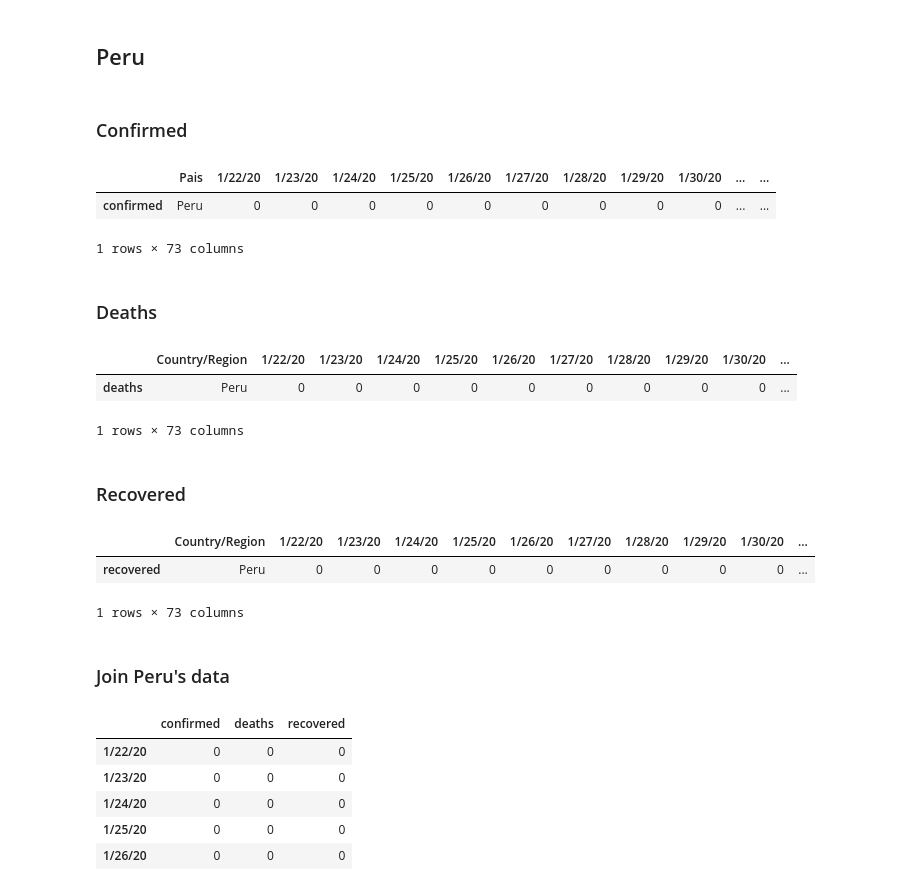
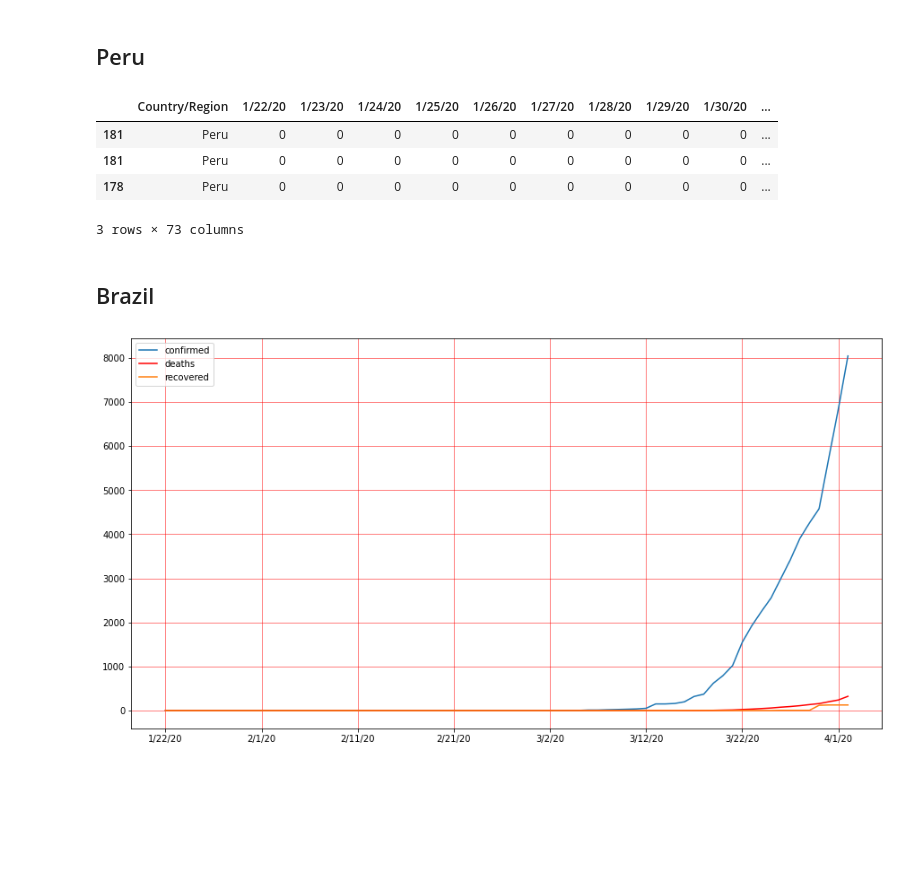
Before and after one commit to JosephPenaQuino/COVID19_UTEC_Economy, a Jupyter notebook: plot_images.ipynb, the cells around one changed output. Saved outputs shown, nothing was run; the diff lists cells and outputs as text; code cells hidden in the pictures; blank space fills up the shorter version.

```diff
--- a/plot_images.ipynb
+++ b/plot_images.ipynb
@@ -28,5 +28,29 @@ global_confirmed.head()
 | 3 | Andorra | 0 | 0 | 0 | 0 | 0 | 0 | 0 | 0 | 0 | ... |
 | 4 | Angola | 0 | 0 | 0 | 0 | 0 | 0 | 0 | 0 | 0 | ... |
 5 rows × 73 columns
+# %%
+import matplotlib.pyplot as plt
+def get_country_data(country):
+    # Filter country
+    country_confirmed = global_confirmed.loc[global_confirmed['Country/Region'] == country]
+    country_deaths = global_deaths.loc[global_deaths['Country/Region'] == country]
+    country_recovered = global_recovered.loc[global_recovered['Country/Region'] == country]
+
+    #country_confirmed = country_confirmed.rename(index={28:'confirmed'})
+    #country_deaths = country_deaths.rename(index={28:'deaths'})
+    #country_recovered = country_recovered.rename(index={29:'recovered'})
+
+    country_data = pd.concat([country_confirmed, country_deaths, country_recovered]).T
+    #country_data = country_data.drop(index="Country/Region")
+    return country_data
+
+def plot_country_data(country_data):
+    plt.rcParams['figure.figsize'] = [15, 8]
+    ax = plt.gca()
+    country_data.plot(kind='line',y='confirmed',ax=ax)
+    country_data.plot(kind='line',y='deaths', color='red', ax=ax)
+    country_data.plot(kind='line',y='recovered',ax=ax)
+    plt.grid(color='r', linestyle='-', linewidth=0.5)
+    plt.show()
 # %% [markdown]
 ## Peru
@@ -38,40 +57,16 @@ peru_recovered = global_recovered.loc[global_recovered['Country/Region'] == 'Per
+# %%
+peru_data = get_country_data("Peru")
+peru_data.head()
+# %% [output]
+|  | Country/Region | 1/22/20 | 1/23/20 | 1/24/20 | 1/25/20 | 1/26/20 | 1/27/20 | 1/28/20 | 1/29/20 | 1/30/20 | ... |
+| 181 | Peru | 0 | 0 | 0 | 0 | 0 | 0 | 0 | 0 | 0 | ... |
+| 181 | Peru | 0 | 0 | 0 | 0 | 0 | 0 | 0 | 0 | 0 | ... |
+| 178 | Peru | 0 | 0 | 0 | 0 | 0 | 0 | 0 | 0 | 0 | ... |
+3 rows × 73 columns
 # %% [markdown]
-### Confirmed
+## Brazil
-# %%
-peru_confirmed = peru_confirmed.rename(index={181:'confirmed'})
-peru_confirmed.head()
-# %% [output]
-|  | Pais | 1/22/20 | 1/23/20 | 1/24/20 | 1/25/20 | 1/26/20 | 1/27/20 | 1/28/20 | 1/29/20 | 1/30/20 | ... | ... |
-| confirmed | Peru | 0 | 0 | 0 | 0 | 0 | 0 | 0 | 0 | 0 | ... | ... |
-1 rows × 73 columns
-# %% [markdown]
-### Deaths
-# %%
-peru_deaths = peru_deaths.rename(index={181:'deaths'})
-peru_deaths.head()
-# %% [output]
-|  | Country/Region | 1/22/20 | 1/23/20 | 1/24/20 | 1/25/20 | 1/26/20 | 1/27/20 | 1/28/20 | 1/29/20 | 1/30/20 | ... |
-| deaths | Peru | 0 | 0 | 0 | 0 | 0 | 0 | 0 | 0 | 0 | ... |
-1 rows × 73 columns
-# %% [markdown]
-### Recovered
-# %%
-peru_recovered = peru_recovered.rename(index={178:'recovered'})
-peru_recovered.head()
-# %% [output]
-|  | Country/Region | 1/22/20 | 1/23/20 | 1/24/20 | 1/25/20 | 1/26/20 | 1/27/20 | 1/28/20 | 1/29/20 | 1/30/20 | ... |
-| recovered | Peru | 0 | 0 | 0 | 0 | 0 | 0 | 0 | 0 | 0 | ... |
-1 rows × 73 columns
-# %% [markdown]
-### Join Peru's data
-# %%
-peru_data = pd.concat([peru_confirmed, peru_deaths, peru_recovered]).T
-peru_data = peru_data.drop(index="Pais")
-peru_data.head()
-# %% [output]
-|  | confirmed | deaths | recovered |
-| 1/22/20 | 0 | 0 | 0 |
-| 1/23/20 | 0 | 0 | 0 |
-| 1/24/20 | 0 | 0 | 0 |
-| 1/25/20 | 0 | 0 | 0 |
-| 1/26/20 | 0 | 0 | 0 |
+# %%
+brazil_data = get_country_data("Brazil")
+plot_country_data(brazil_data)
+# %% [output]
+[figure, added]
```
Also changed, not shown: parts of 2 cells of this notebook.
